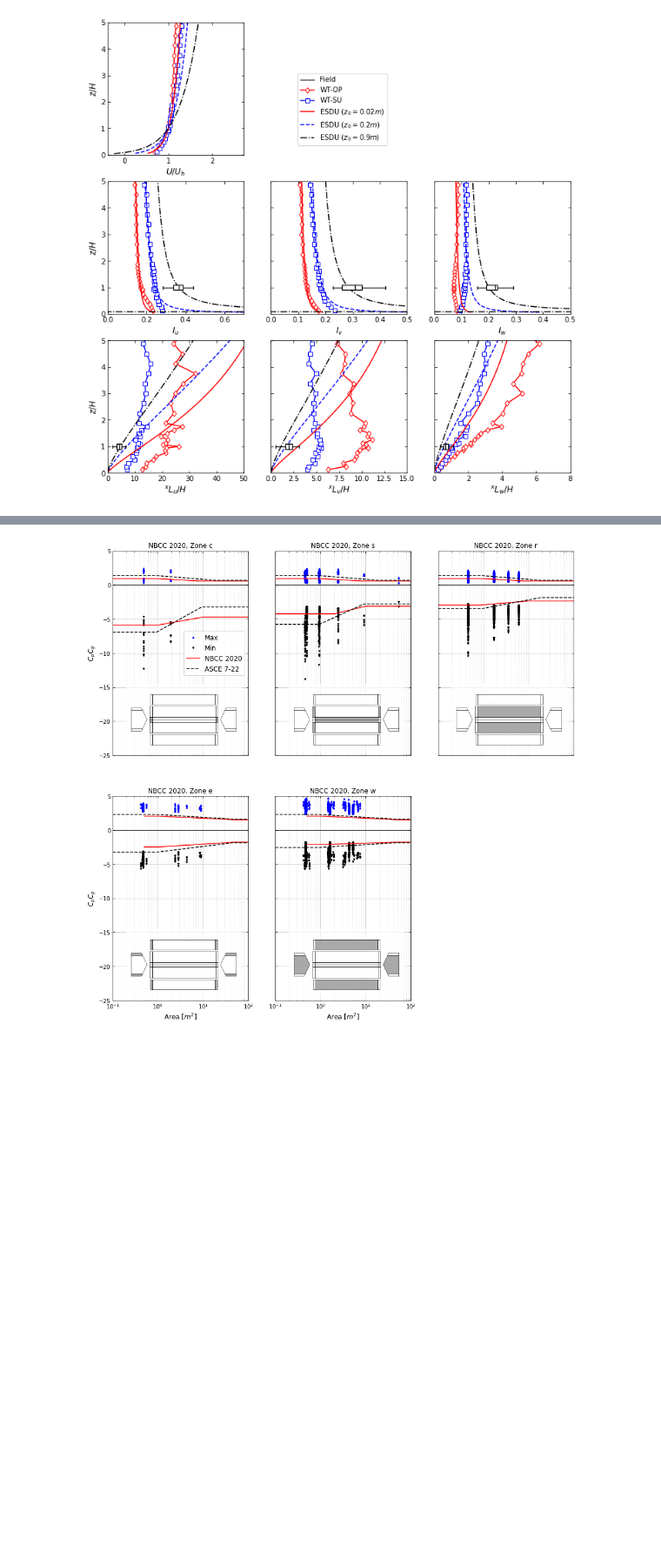
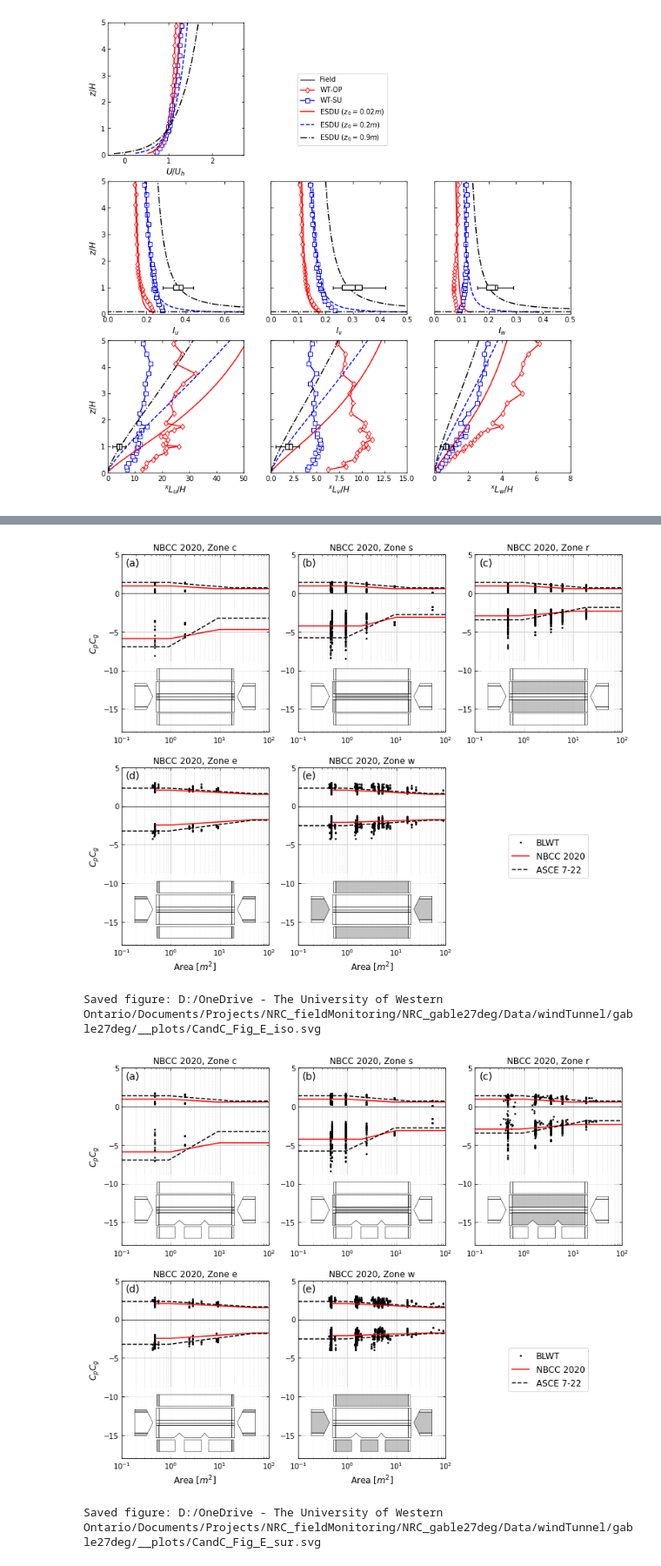
Before and after one commit to Tsinuel/windCalc, a Jupyter notebook: src/notebooks/NRCtests/nrcNB_Gable.ipynb, the cells around one changed output, grey strips where cells are left out. Shown at 87% size. Drawn from its saved outputs; the diff is of its cells as text; code cells hidden in the pictures; blank space fills up the shorter version.

```diff
--- a/src/notebooks/NRCtests/nrcNB_Gable.ipynb
+++ b/src/notebooks/NRCtests/nrcNB_Gable.ipynb
@@ -133,6 +130,8 @@ lScl=1/100.0
 vScl=1/2.78
 tScl=lScl
 
+areaFactor_toFSm2 = 1/(1000**2)*(1/lScl**2)   # convert mm2 to m2 and normalize by the square of the length scale
+
 badTaps = []
 # %% [markdown]
 ### Basics of faces
@@ -252,7 +251,7 @@ zoneDict_face_5c = {   # Face 5c
 ### Face objects
 # %%
 # nominalPanelAreas = [4.4e-5, 8.15e-5, 1.3e-4, 5e-4, 6.8e-4, 1.3e-3,],   # Final! All are tested. 1.3e-3 results in blunt edge zones in the walls but no error.
-nominalPanelAreas = [50.0, 180.0, 470.0, 785.0]
+nominalPanelAreas = [50.0, 180.0, 470.0, 785.0, 3200, 10000]
 
 faces = []
 for i,z in enumerate(faceID):
@@ -1102,16 +1097,45 @@ plt.show()
 # %%
-areaFactor = 1/(1000**2)*(1/cp_iso_OP.lScl**2)
 directionalityFactor = 0.85
-_,_ = cp_iso_SU.plotAreaAveragedStat(figSize=[15,15], plotExtremesPerNominalArea=False, areaFactor=areaFactor,
-                                xLimits=[0.1,100], yLimits=[-25,5],
-                                yLabel=r"$C_pC_g$",
-                                kwargs_min={'color':'k', 'marker':'v', 'markersize':3,}, # 'linestyle':'-'},
-                                kwargs_max={'color':'b', 'marker':'^', 'markersize':3,}, # 'linestyle':'-'},
-                                overlayThese=[wind.NBCC2020_CpCg(Figure='4.1.7.6.-E', subfig='a'),  wind.ASCE7_22_GCp(Figure='30.3-2C', subfig='a')],
-                                overlayFactors=[1.0/directionalityFactor,                           (wind.getDurstFactor(3.0))**2],
-                                kwargs_overlay=({'color':'r',}, {'color':'k', 'linestyle':'--'}),
-                                kwargs_legend={'loc':'right', 'fontsize':12},
-                                kwargs_ax={'gridMinor':True},
-                                insetBounds=[0.1,0.0,0.85,0.35])
+fig, axs = cp_iso_OP.plotCandC_load(figSize=[12.5,10], sharex=False, sharey=False,
+                                    plotExtremesPerNominalArea=False, areaFactor=areaFactor_toFSm2,
+                                    xLimits=[0.1,100], yLimits=[-18,5],
+                                    yLabel=r"$C_pC_g$",
+                                    label_min=r"BLWT", label_max=None,
+                                    kwargs_min={'color':'k', 'marker':'.', 'markersize':3,}, # 'linestyle':'-'},
+                                    kwargs_max={'color':'k', 'marker':'.', 'markersize':3,}, # 'linestyle':'-'},
+                                    overlayThese=[wind.NBCC2020_CpCg(Figure='4.1.7.6.-E', subfig='a'),  wind.ASCE7_22_GCp(Figure='30.3-2C', subfig='a')],
+                                    overlayFactors=[1.0/directionalityFactor,                           (wind.getDurstFactor(3.0))**2],
+                                    kwargs_overlay=({'color':'r',}, {'color':'k', 'linestyle':'--'}),
+                                    legend_ax_idx=5,
+                                    kwargs_legend={'loc':'center', 'fontsize':12},
+                                    subplotLabels=['(a)','(b)','(c)','(d)','(e)',''], subplotLabels_xy=[0.03,0.94],
+                                    kwargs_ax={'gridMinor':True},
+                                    insetBounds=[0.05,0.0,0.9,0.4])
+
+if saveFigs:
+    fig.savefig(figDir+"CandC_Fig_E_iso.svg",format='svg',dpi=1200, bbox_inches='tight')
+    print(f"Saved figure: {figDir}CandC_Fig_E_iso.svg")
+
+fig, axs = cp_sur_OP.plotCandC_load(figSize=[12.5,10], sharex=False, sharey=False,
+                                    plotExtremesPerNominalArea=False, areaFactor=areaFactor_toFSm2,
+                                    xLimits=[0.1,100], yLimits=[-18,5],
+                                    yLabel=r"$C_pC_g$",
+                                    label_min=r"BLWT", label_max=None,
+                                    kwargs_min={'color':'k', 'marker':'.', 'markersize':3,}, # 'linestyle':'-'},
+                                    kwargs_max={'color':'k', 'marker':'.', 'markersize':3,}, # 'linestyle':'-'},
+                                    overlayThese=[wind.NBCC2020_CpCg(Figure='4.1.7.6.-E', subfig='a'),  wind.ASCE7_22_GCp(Figure='30.3-2C', subfig='a')],
+                                    overlayFactors=[1.0/directionalityFactor,                           (wind.getDurstFactor(3.0))**2],
+                                    kwargs_overlay=({'color':'r',}, {'color':'k', 'linestyle':'--'}),
+                                    legend_ax_idx=5,
+                                    kwargs_legend={'loc':'center', 'fontsize':12},
+                                    subplotLabels=['(a)','(b)','(c)','(d)','(e)',''], subplotLabels_xy=[0.03,0.94],
+                                    kwargs_ax={'gridMinor':True},
+                                    insetBounds=[0.05,0.0,0.9,0.4])
+if saveFigs:
+    fig.savefig(figDir+"CandC_Fig_E_sur.svg",format='svg',dpi=1200, bbox_inches='tight')
+    print(f"Saved figure: {figDir}CandC_Fig_E_sur.svg")
 # %% [output]
-[figure, old version]
+[figure, new version]
+Saved figure: D:/OneDrive - The University of Western Ontario/Documents/Projects/NRC_fieldMonitoring/NRC_gable27deg/Data/windTunnel/gable27deg/__plots/CandC_Fig_E_iso.svg
+[figure, added]
+Saved figure: D:/OneDrive - The University of Western Ontario/Documents/Projects/NRC_fieldMonitoring/NRC_gable27deg/Data/windTunnel/gable27deg/__plots/CandC_Fig_E_sur.svg
```
Also changed, not shown: parts of 15 cells of this notebook, 6 other files.
